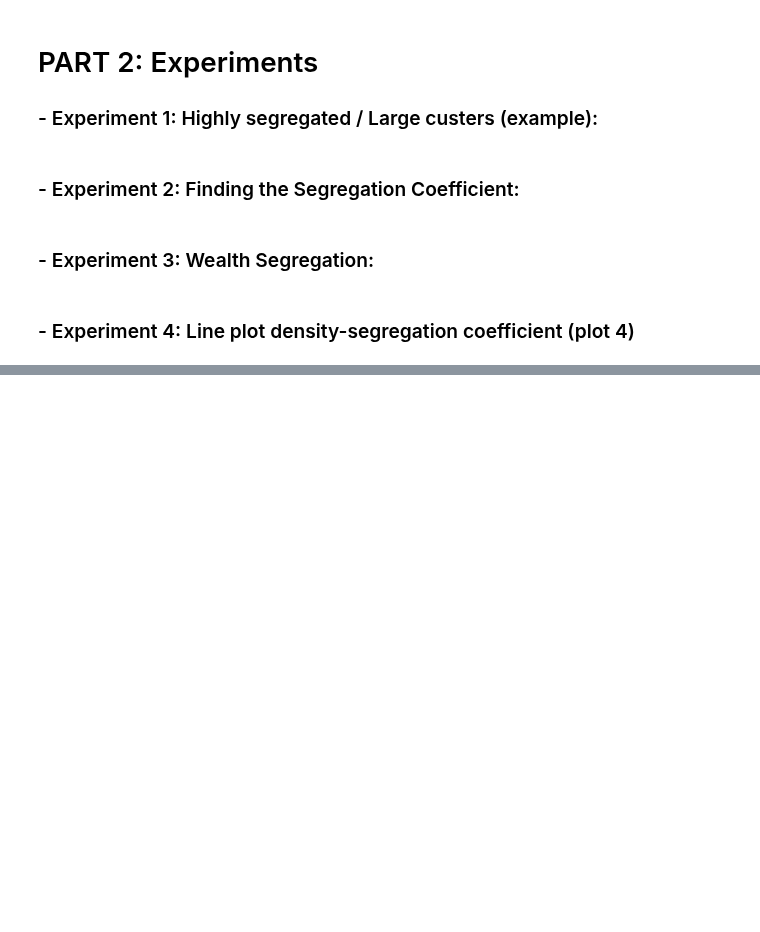
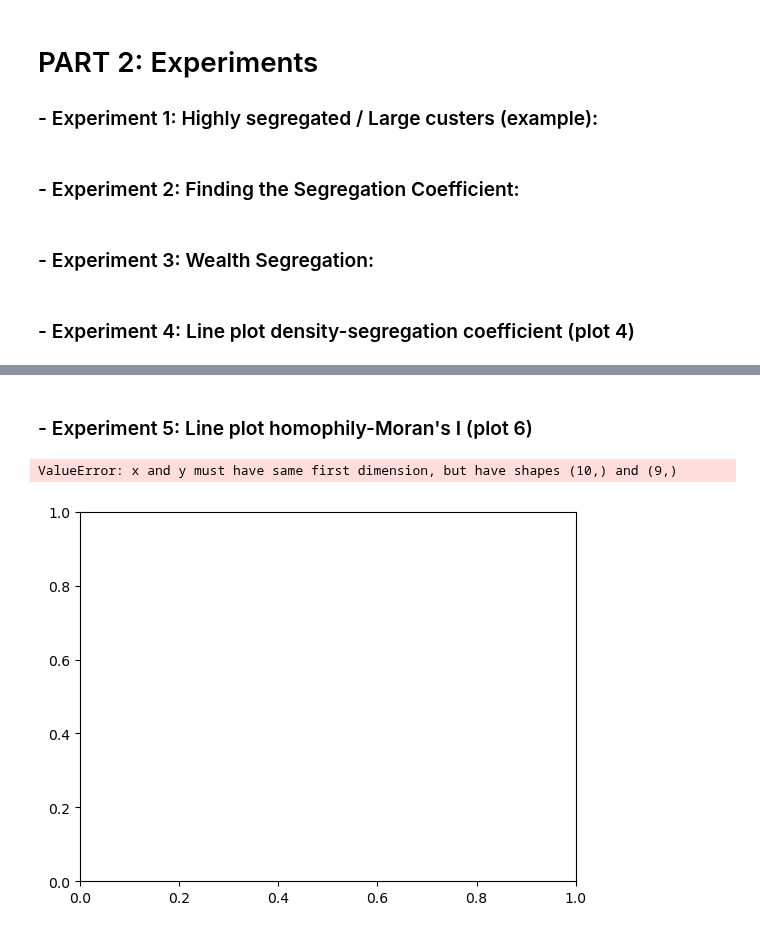
Before and after one commit to aM0NKE/ComplexSystemSimulation, a Jupyter notebook: mesa-schelling/final_analysis.ipynb, the cells around one changed output, grey strips where cells are left out. Drawn from its saved outputs; the diff is of its cells as text; code cells hidden in the pictures; blank space fills up the shorter version.

```diff
--- a/mesa-schelling/final_analysis.ipynb
+++ b/mesa-schelling/final_analysis.ipynb
@@ -529,0 +594,21 @@ plt.show()
+# %% [markdown]
+### - Experiment 5: Line plot homophily-Moran's I (plot 6)
+# %%
+homophily_values = [0, 1, 2, 3, 4, 5, 6, 7, 8]
+segregation_list = []
+for homophily in homophily_values:
+    model = Schelling(size=100, density=0.97, fixed_areas_pc=0.0, pop_weights=(0.6,0.4), homophily=homophily, cluster_threshold=4, alpha=5, stopping_threshold=5)
+    while model.running and model.schedule.steps < 100:
+        model.step()
+    segregation = MoransI(model)
+    segregation_list.append(segregation)
+    print(homophily)
+
+plt.plot(homophily_values, segregation_list, 'k-')
+plt.title('Morans I vs Homophily pop = (0.6, 0.4)')
+plt.xlabel('Homophily')
+plt.ylabel('Morans I')
+plt.show()
+# %% [output]
+ValueError: x and y must have same first dimension, but have shapes (10,) and (9,)
+[figure, added]
```
Also changed, not shown: parts of 5 cells of this notebook, 1 other file.
